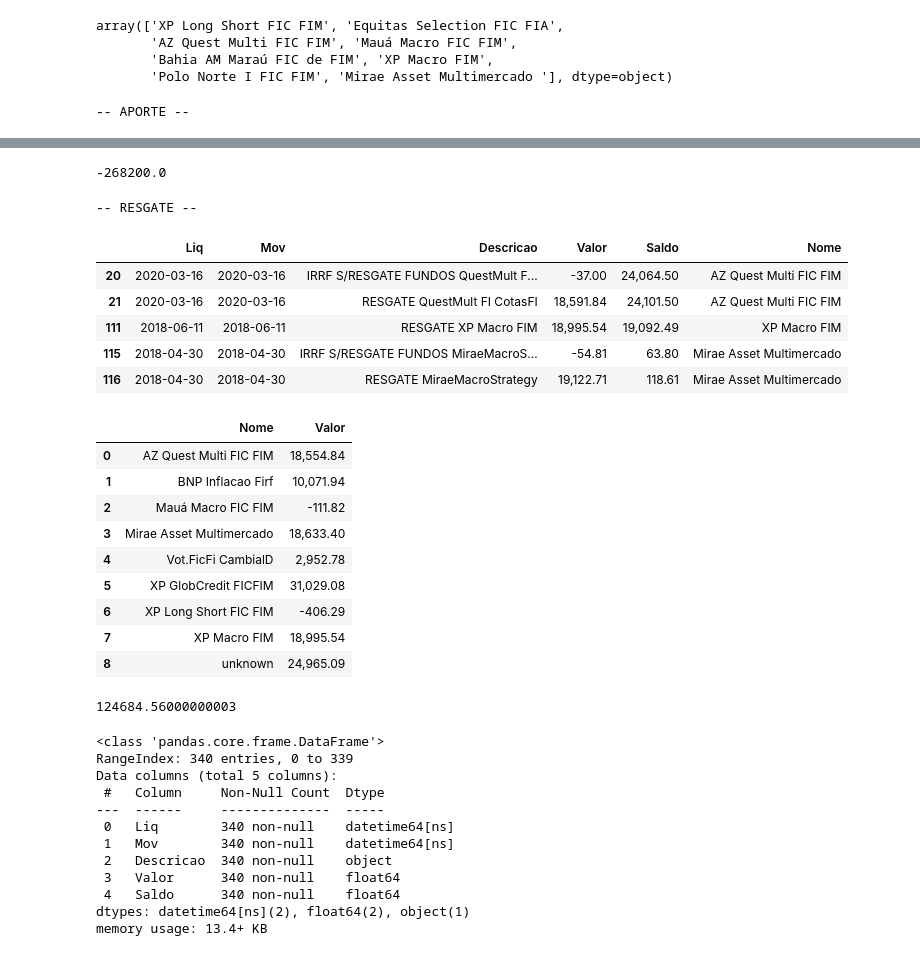
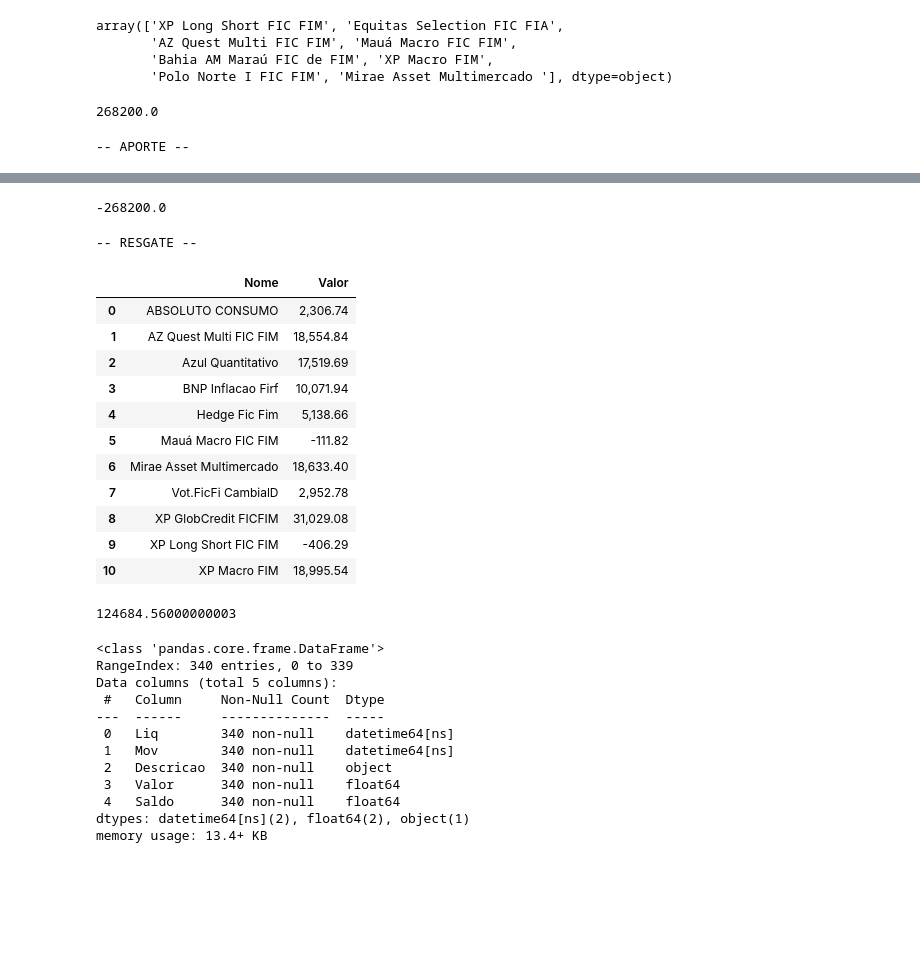
Before and after one commit to gabrielmlg/finance-app, a Jupyter notebook: notebooks/sandbox.ipynb, the cells around one changed output, grey strips where cells are left out. Drawn from its saved outputs; the diff is of its cells as text; code cells hidden in the pictures; blank space fills up the shorter version.

```diff
--- a/notebooks/sandbox.ipynb
+++ b/notebooks/sandbox.ipynb
@@ -377,7 +377,10 @@ fi_map = {
     'XP LONG SHORT': 'XP Long Short FIC FIM',
     'XP GlobCredit': 'XP GlobCredit FICFIM', # Falta posicao deste periodo
     'Vot.FicFi CambialD': 'Vot.FicFi CambialD',  # idem
-    'BNP Inflacao Firf': 'BNP Inflacao Firf' # idem
+    'BNP Inflacao Firf': 'BNP Inflacao Firf', # idem
+    'Azul QuantitativoFIM': 'Azul Quantitativo',
+    'ABSOLUTO CONSUMO': 'ABSOLUTO CONSUMO',
+    'Hedge Fic Fim': 'Hedge Fic Fim'
 }
 
 
@@ -395,6 +398,41 @@ def get_fi_extract(df):
     df_['Nome'] = df_['Descricao'].apply(map_fi)
 
     df_draw = df[df['Descricao'].str.contains('RESGATE')]
-    df_draw['Nome'] = df_draw['Descricao'].apply(like_function)
+    df_draw['Nome'] = df_draw['Descricao'].apply(map_fi)
     #df_['Nome'] = df_['Descricao'].map(lambda x: x.str.contains(fi_dict[0]))
     return df_, df_draw
+
+def extrato_fis(df):
+    df_fi_aportes, df_fi_resgates = get_fi_extract(df)
+    df_fi_aportes = df_fi_aportes.groupby('Nome')\
+                                    .agg({'Valor': 'sum'})\
+                                    .reset_index()\
+                                    .rename(columns={'Valor': 'Vlr Aporte'})
+
+    df_fi_resgates = df_fi_resgates.groupby('Nome')\
+                                    .agg({'Valor': 'sum'})\
+                                    .reset_index()\
+                                    .rename(columns={'Valor': 'Vlr Resgate'})
+
+    df_group = df_fi_aportes.merge(
+                                df_fi_resgates,
+                                how='outer',
+                                left_on='Nome',
+                                right_on='Nome')
+
+    #display(df_fi_aportes)
+    #display(df_fi_resgates)
+
+    df_group['Vlr Aporte'] = df_group['Vlr Aporte'].abs()
+    df_group['Rendimento'] = df_group['Vlr Resgate'] - df_group['Vlr Aporte']
+    df_group['Rendimento'] = df_group['Rendimento'].fillna(0)
+    # df_group[df_group['Vlr Aporte'].isnull()]['Vlr Aporte'] = df_group[df_group['Vlr Aporte'].isnull()]['Vlr Resgate']
+
+    return df_group
+
+extrato_fi = extrato_fis(extract)
+
+
+extrato_fi
+# %% [output]
+268200.0
@@ -402,13 +442,13 @@ def get_fi_extract(df):
 df_fi_stock, df_fi_draw = get_fi_extract(extract)
 
 print('-- APORTE -- ')
-display(df_fi_stock.head())
+# display(df_fi_stock.head())
 display(df_fi_stock.groupby('Nome').agg({'Valor': 'sum'}).reset_index())
 display(df_fi_stock['Valor'].sum())
 
 
 print('-- RESGATE -- ')
-display(df_fi_draw.head())
+# display(df_fi_draw)
 display(df_fi_draw.groupby('Nome').agg({'Valor': 'sum'}).reset_index())
 display(df_fi_draw['Valor'].sum())
 # %% [output]
@@ -434,21 +468,17 @@ display(df_fi_draw['Valor'].sum())
 -268200.0
 -- RESGATE --
-|  | Liq | Mov | Descricao | Valor | Saldo | Nome |
-| 20 | 2020-03-16 | 2020-03-16 | IRRF S/RESGATE FUNDOS QuestMult F... | -37.00 | 24,064.50 | AZ Quest Multi FIC FIM |
-| 21 | 2020-03-16 | 2020-03-16 | RESGATE QuestMult FI CotasFI | 18,591.84 | 24,101.50 | AZ Quest Multi FIC FIM |
-| 111 | 2018-06-11 | 2018-06-11 | RESGATE XP Macro FIM | 18,995.54 | 19,092.49 | XP Macro FIM |
-| 115 | 2018-04-30 | 2018-04-30 | IRRF S/RESGATE FUNDOS MiraeMacroS... | -54.81 | 63.80 | Mirae Asset Multimercado |
-| 116 | 2018-04-30 | 2018-04-30 | RESGATE MiraeMacroStrategy | 19,122.71 | 118.61 | Mirae Asset Multimercado |
-|  | Nome | Valor |
-| 0 | AZ Quest Multi FIC FIM | 18,554.84 |
-| 1 | BNP Inflacao Firf | 10,071.94 |
-| 2 | Mauá Macro FIC FIM | -111.82 |
-| 3 | Mirae Asset Multimercado | 18,633.40 |
-| 4 | Vot.FicFi CambialD | 2,952.78 |
-| 5 | XP GlobCredit FICFIM | 31,029.08 |
-| 6 | XP Long Short FIC FIM | -406.29 |
-| 7 | XP Macro FIM | 18,995.54 |
-| 8 | unknown | 24,965.09 |
+|  | Nome | Valor |
+| 0 | ABSOLUTO CONSUMO | 2,306.74 |
+| 1 | AZ Quest Multi FIC FIM | 18,554.84 |
+| 2 | Azul Quantitativo | 17,519.69 |
+| 3 | BNP Inflacao Firf | 10,071.94 |
+| 4 | Hedge Fic Fim | 5,138.66 |
+| 5 | Mauá Macro FIC FIM | -111.82 |
+| 6 | Mirae Asset Multimercado | 18,633.40 |
+| 7 | Vot.FicFi CambialD | 2,952.78 |
+| 8 | XP GlobCredit FICFIM | 31,029.08 |
+| 9 | XP Long Short FIC FIM | -406.29 |
+| 10 | XP Macro FIM | 18,995.54 |
 124684.56000000003
 # %%
 extract.info()
```
Also changed, not shown: parts of 3 cells of this notebook, 5 other files.
